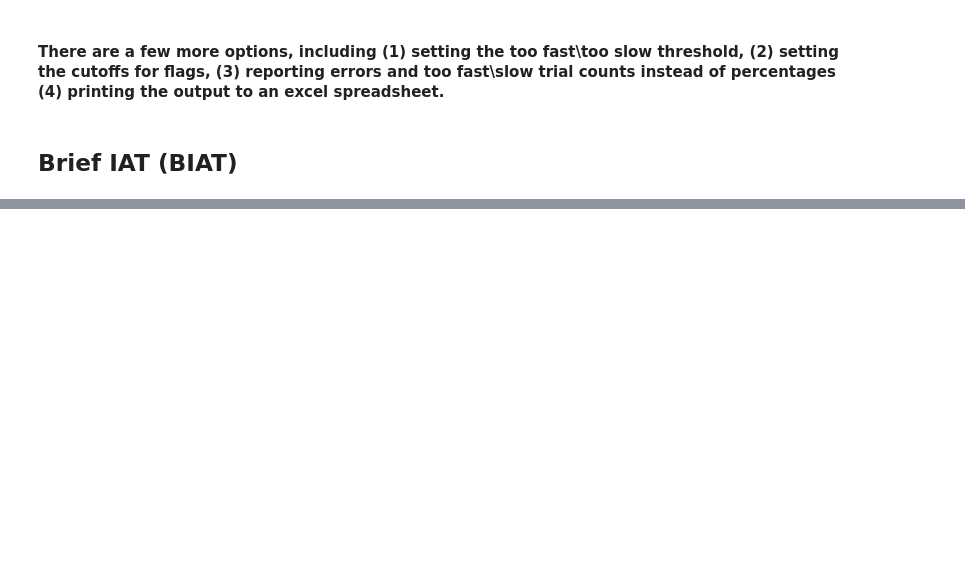
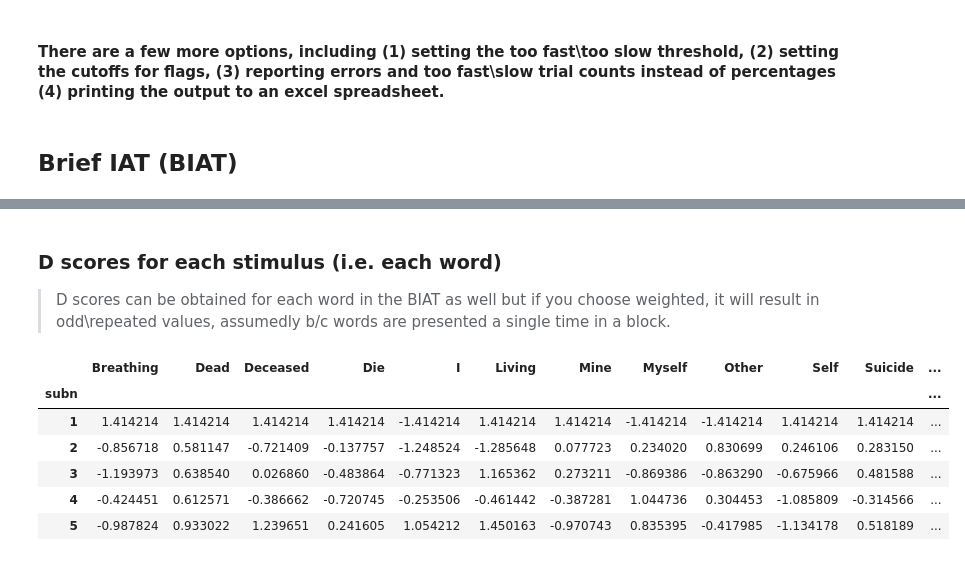
Before and after one commit to gabriellawong/pyiat, a Jupyter notebook: example/pyiat_example.ipynb, the cells around one changed output, grey strips where cells are left out. Drawn from its saved outputs; the diff is of its cells as text; code cells hidden in the pictures; blank space fills up the shorter version.

```diff
--- a/example/pyiat_example.ipynb
+++ b/example/pyiat_example.ipynb
@@ -366,0 +368,22 @@ biatfsl
+# %% [markdown]
+### D scores for each stimulus (i.e. each word)
+<blockquote>
+D scores can be obtained for each word in the BIAT as well but if you choose weighted, it will result in odd\repeated values, assumedly b/c words are presented a single time in a block.
+</blockquote>
+# %%
+biatd1stim,biatfslstim=analyze_iat(bd,subject='subn',rt='RT',condition='pair',\
+                   correct='errors',error_or_correct='error'\
+      ,cond2='(unnamed)/Death,Me/Life',cond1='(unnamed)/Life,Me/Death'\
+      ,block='block_num',blocks=[0, 1, 2, 3,4,5],biat=True,rmv_xtrls=4,\
+    trl_num='trl_number',fastslow_stats=True,each_stim=True,stimulus='word',weighted=False)
+# %%
+#The first subject had only one block and you can see the repeated numbers
+biatd1stim.iloc[:,-15:].head()
+# %% [output]
+|  | Breathing | Dead | Deceased | Die | I | Living | Mine | Myself | Other | Self | Suicide | ... |
+| subn |  |  |  |  |  |  |  |  |  |  |  | ... |
+| 1 | 1.414214 | 1.414214 | 1.414214 | 1.414214 | -1.414214 | 1.414214 | 1.414214 | -1.414214 | -1.414214 | 1.414214 | 1.414214 | ... |
+| 2 | -0.856718 | 0.581147 | -0.721409 | -0.137757 | -1.248524 | -1.285648 | 0.077723 | 0.234020 | 0.830699 | 0.246106 | 0.283150 | ... |
+| 3 | -1.193973 | 0.638540 | 0.026860 | -0.483864 | -0.771323 | 1.165362 | 0.273211 | -0.869386 | -0.863290 | -0.675966 | 0.481588 | ... |
+| 4 | -0.424451 | 0.612571 | -0.386662 | -0.720745 | -0.253506 | -0.461442 | -0.387281 | 1.044736 | 0.304453 | -1.085809 | -0.314566 | ... |
+| 5 | -0.987824 | 0.933022 | 1.239651 | 0.241605 | 1.054212 | 1.450163 | -0.970743 | 0.835395 | -0.417985 | -1.134178 | 0.518189 | ... |
```
Also changed, not shown: parts of 6 cells of this notebook, 2 other files.
